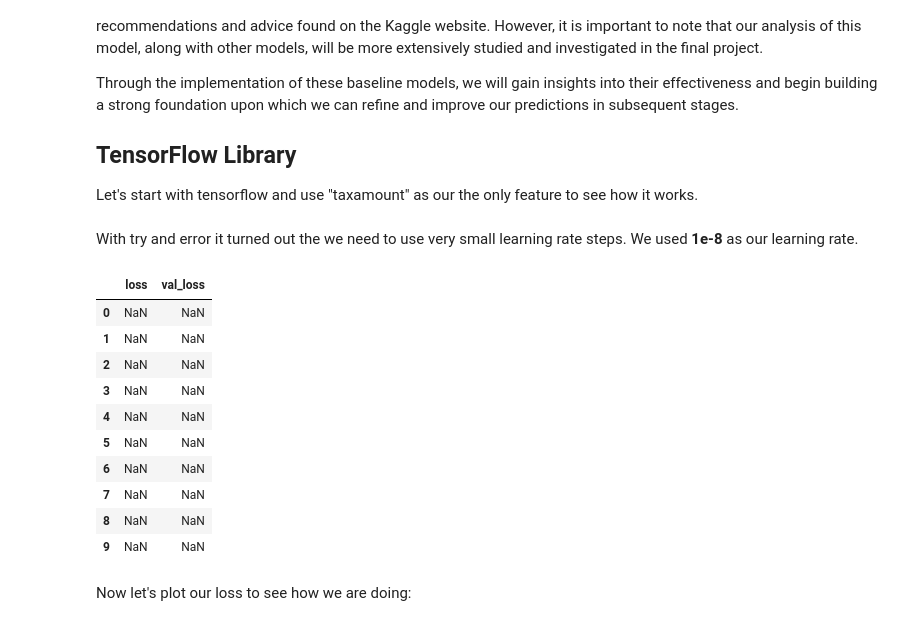
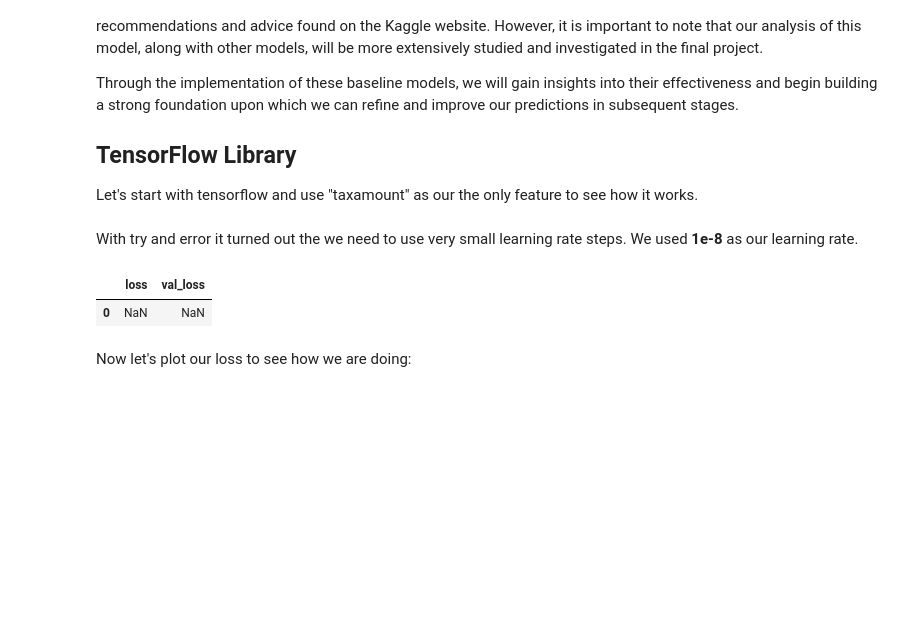
Before and after one commit to AmirMoazzami/207_final_project, a Jupyter notebook: zillow_final_project_207.ipynb, the cells around one changed output. Saved outputs shown, nothing was run; the diff lists cells and outputs as text; code cells hidden in the pictures; blank space fills up the shorter version.

```diff
--- a/zillow_final_project_207.ipynb
+++ b/zillow_final_project_207.ipynb
@@ -349,32 +349,23 @@ With try and error it turned out the we need to use very small learning rate ste
 # %%
 # We have to use a very small learning rate
 model = build_model(num_features=1, learning_rate=1e-3)
 
 history = model.fit(
   x = train_df[['taxamount']],
   y = train_y,
   validation_split=0.1,  # use 10% of the examples as a validation set
-  epochs=10,
+  epochs=1,
   batch_size=32,
   verbose=0)
 
 # Convert the return value into a DataFrame so we can see the loss after each
 # epoch. The history includes training data loss ('loss') and validation data
 # loss ('val_loss').
 history = pd.DataFrame(history.history)
 display(history)
 # %% [output]
 |  | loss | val_loss |
 | 0 | NaN | NaN |
-| 1 | NaN | NaN |
-| 2 | NaN | NaN |
-| 3 | NaN | NaN |
-| 4 | NaN | NaN |
-| 5 | NaN | NaN |
-| 6 | NaN | NaN |
-| 7 | NaN | NaN |
-| 8 | NaN | NaN |
-| 9 | NaN | NaN |
 # %% [markdown]
 Now let's plot our loss to see how we are doing:
 # %%
```
Also changed, not shown: parts of 6 cells of this notebook.
